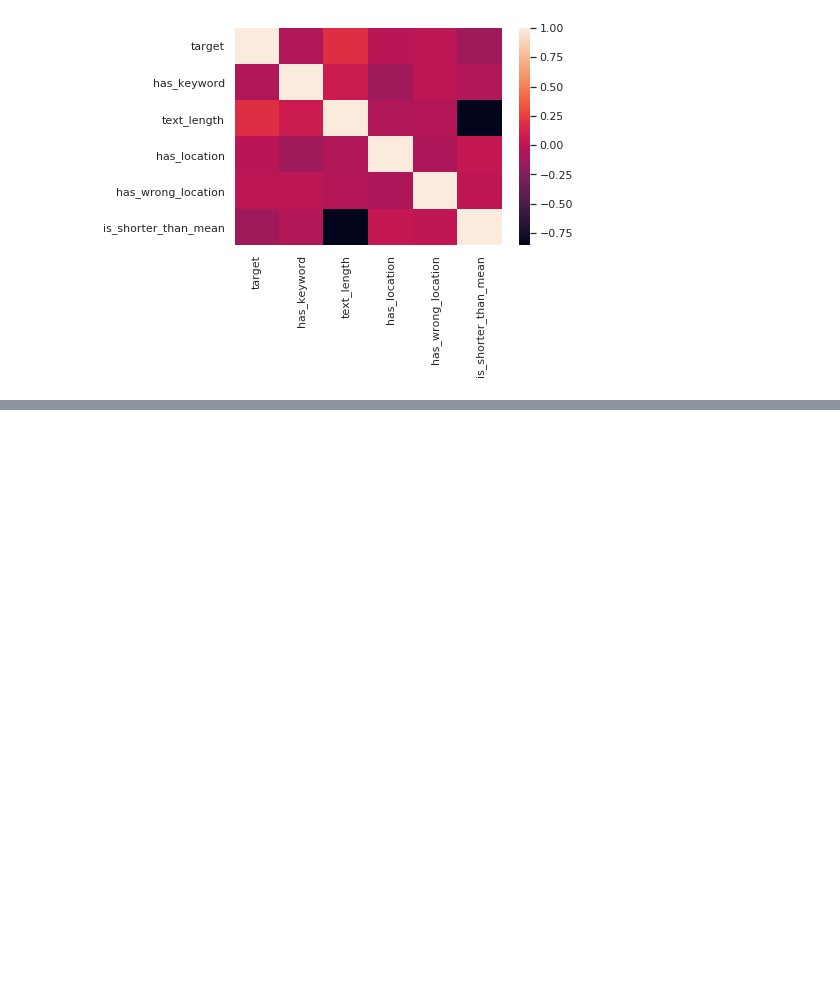
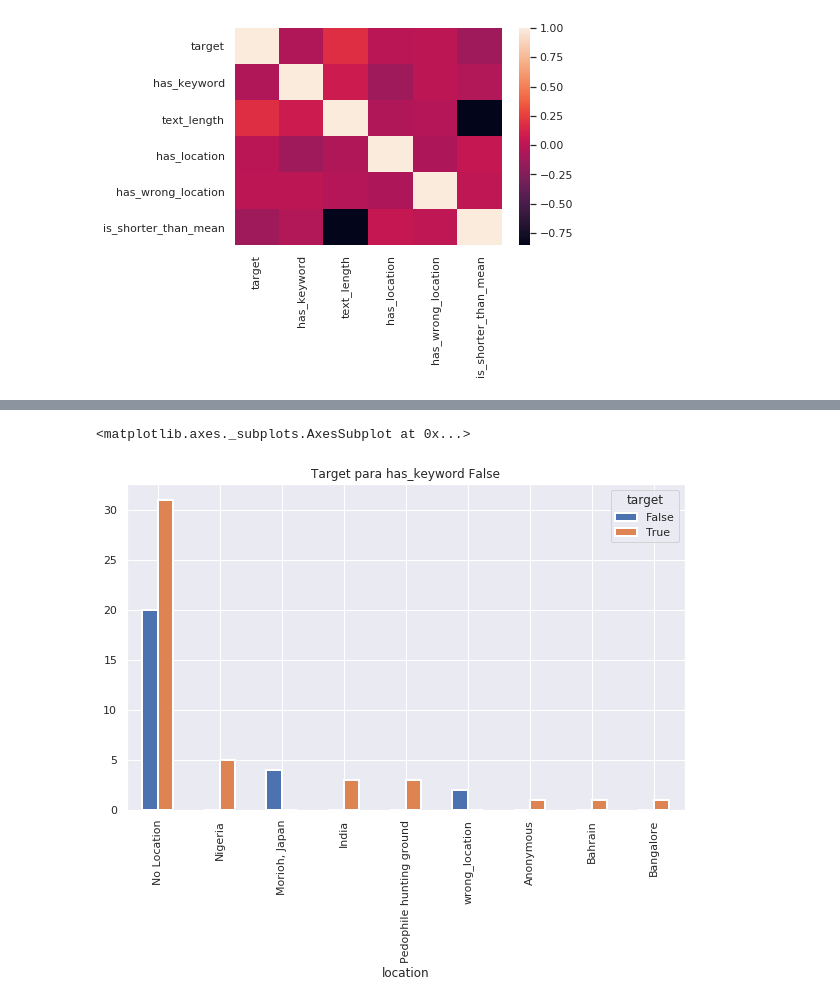
Before and after one commit to GastonMontes/1ro-2020-7506-TP1, a Jupyter notebook: relacion_target_location.ipynb, the cells around one changed output, grey strips where cells are left out. Saved outputs shown, nothing was run; the diff lists cells and outputs as text; code cells hidden in the pictures; blank space fills up the shorter version.

```diff
--- a/relacion_target_location.ipynb
+++ b/relacion_target_location.ipynb
@@ -565,0 +593,5 @@ ax = sns.heatmap(tweets.corr())
+# %%
+duplicated_twts.groupby(['location', 'target']).size().nlargest(10).unstack().plot(kind='bar',title='Target para has_keyword False', linewidth=2, figsize=(10,6), stacked=False)
+# %% [output]
+<matplotlib.axes._subplots.AxesSubplot at 0x...>
+[figure, added]
```
Also changed, not shown: parts of 5 cells of this notebook.
